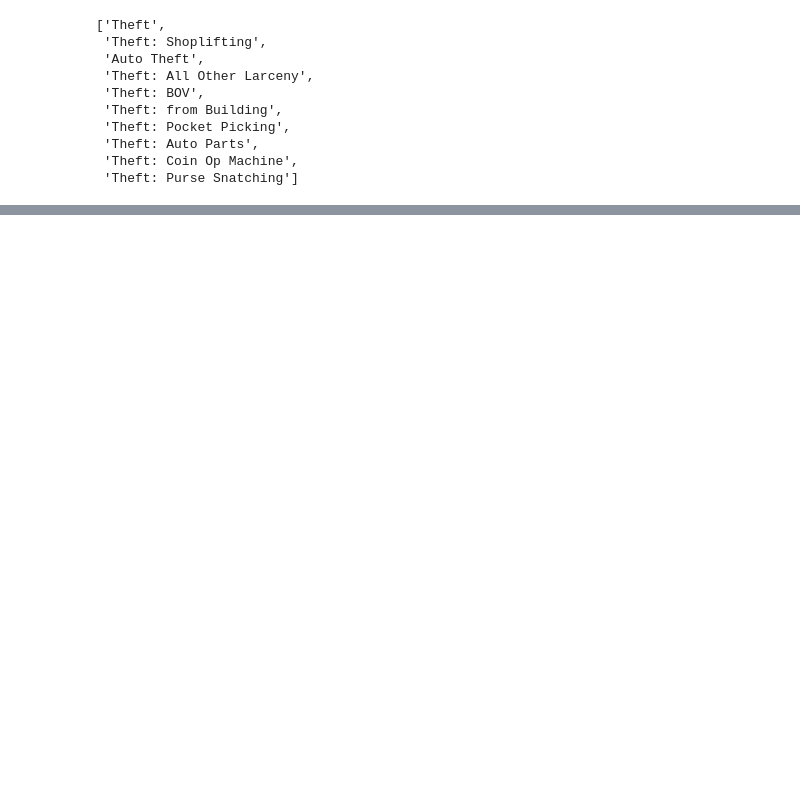
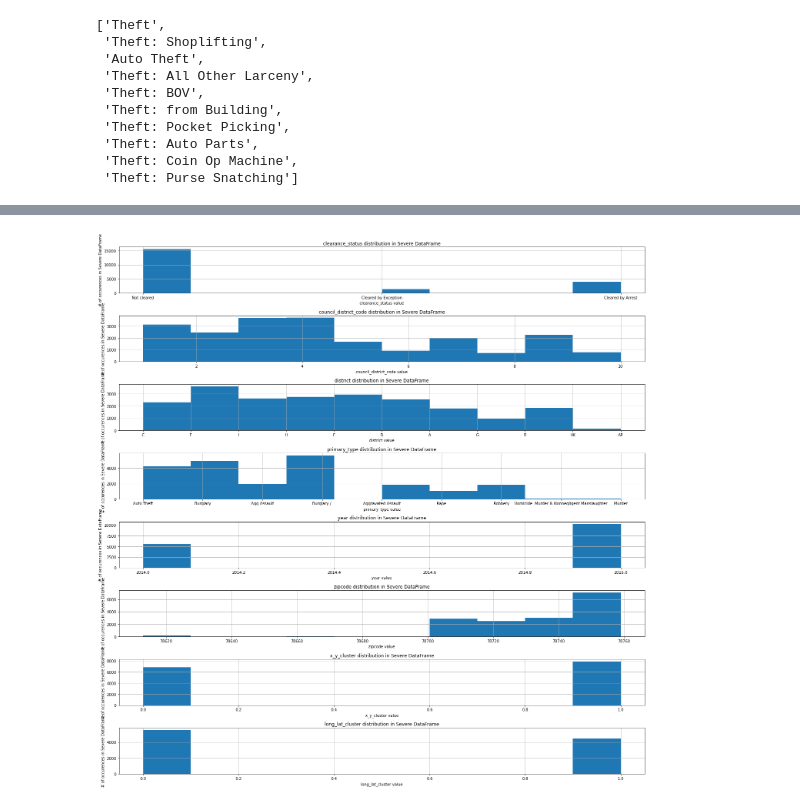
Before and after one commit to qnchenry-q/Crime_Instance_Analysis, a Jupyter notebook: moreEDA_Supervised.ipynb, the cells around one changed output, grey strips where cells are left out. Drawn from its saved outputs; the diff is of its cells as text; code cells hidden in the pictures; blank space fills up the shorter version.

```diff
--- a/moreEDA_Supervised.ipynb
+++ b/moreEDA_Supervised.ipynb
@@ -136,0 +155,4 @@ See the caveats in the documentation: https://pandas.pydata.org/pandas-docs/stab
+# %%
+severe_df = Austin[Austin['severe']==True]
+severe_df.name = 'Severe DataFrame'
+severe_df
@@ -170,0 +218,4 @@ severe_crime_df
+# %%
+plot_distributions(severe_df, feature_categorical_columns)
+# %% [output]
+[figure, added]
```
Also changed, not shown: parts of 49 cells of this notebook, 3 other files.
